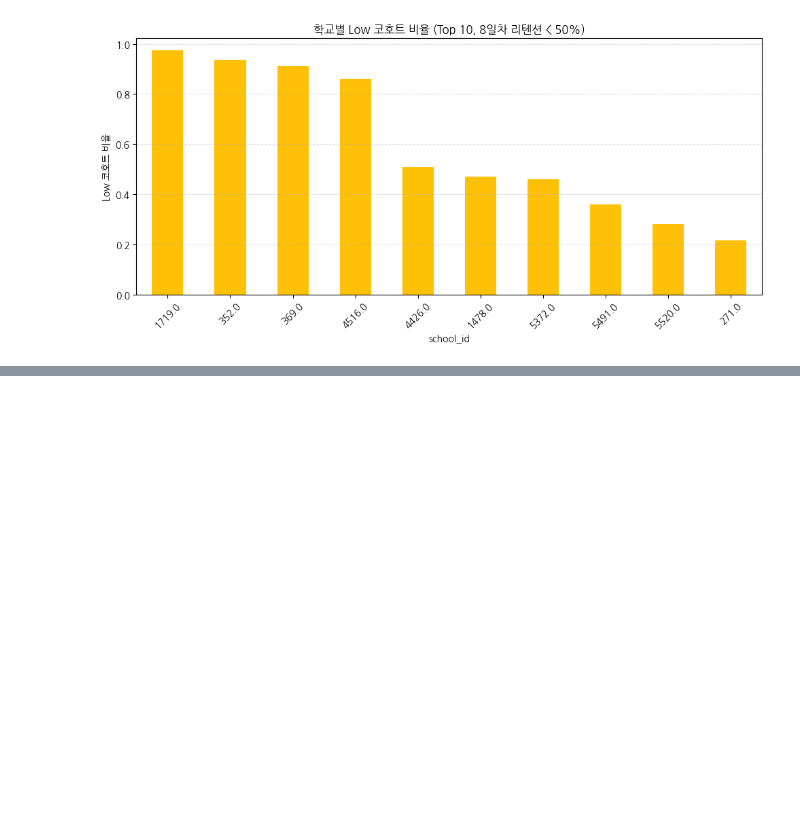
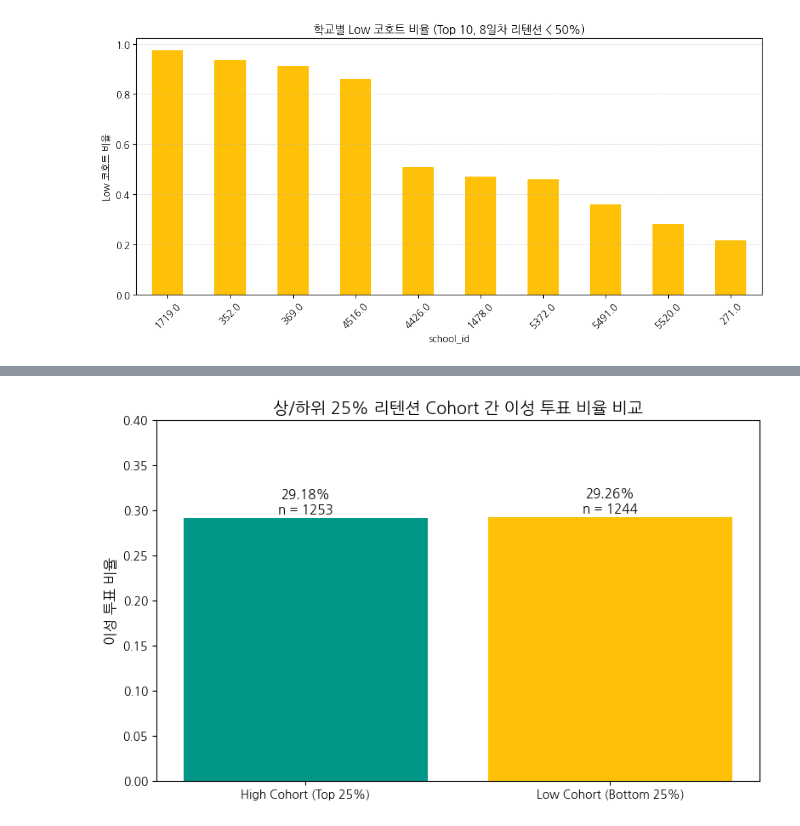
Before and after one commit to saeraniren/advanced_project, a Jupyter notebook: 최종 마스터 테이블.ipynb, the cells around one changed output, grey strips where cells are left out. Saved outputs shown, nothing was run; the diff lists cells and outputs as text; code cells hidden in the pictures; blank space fills up the shorter version.

```diff
--- a/최종 마스터 테이블.ipynb
+++ b/최종 마스터 테이블.ipynb
@@ -1660,0 +1770,19 @@ plt.show()
+# %%
+# 1. 코호트 구분: retention_day8 상위·하위 25 %
+
+# retention_day8이 숫자로 안전하게 처리되었는지 먼저 확인
+merged_master_df["retention_day8"] = pd.to_numeric(merged_master_df["retention_day8"], errors="coerce")
+
+# 분위수 기준 계산
+q25 = merged_master_df["retention_day8"].quantile(0.25)
+q75 = merged_master_df["retention_day8"].quantile(0.75)
+
+# 하위 25% 유저 (Low Cohort)
+cohort_low_df  = merged_master_df[merged_master_df["retention_day8"] <= q25]
+
+# 상위 25% 유저 (High Cohort)
+cohort_high_df = merged_master_df[merged_master_df["retention_day8"] >= q75]
+
+# 유저 ID 추출
+low_ids  = set(cohort_low_df["user_id"])
+high_ids = set(cohort_high_df["user_id"])
@@ -1660,0 +1822,30 @@ plt.show()
+# %%
+#  이성 투표 비율(전체 기준)
+
+# 코호트별 유저 수
+n_high = len(cohort_high_df)
+n_low = len(cohort_low_df)
+
+# 시각화
+import matplotlib.pyplot as plt
+
+labels = ['High Cohort (Top 25%)', 'Low Cohort (Bottom 25%)']
+ratios = [high_ratio, low_ratio]
+user_counts = [n_high, n_low]
+colors = ['#009688', '#ffc107']
+
+plt.figure(figsize=(8, 5))
+bars = plt.bar(labels, ratios, color=colors)
+
+# 비율 + 유저 수 함께 표시
+for bar, ratio, n in zip(bars, ratios, user_counts):
+    plt.text(bar.get_x() + bar.get_width()/2, bar.get_height() + 0.005,
+             f"{ratio:.2%}\nn = {n}", ha='center', fontsize=11)
+
+plt.ylim(0, 0.4)
+plt.ylabel("이성 투표 비율", fontsize=12)
+plt.title("상/하위 25% 리텐션 Cohort 간 이성 투표 비율 비교", fontsize=14)
+plt.tight_layout()
+plt.show()
+# %% [output]
+[figure, added]
```
Also changed, not shown: parts of 23 cells of this notebook, 1 other file.
